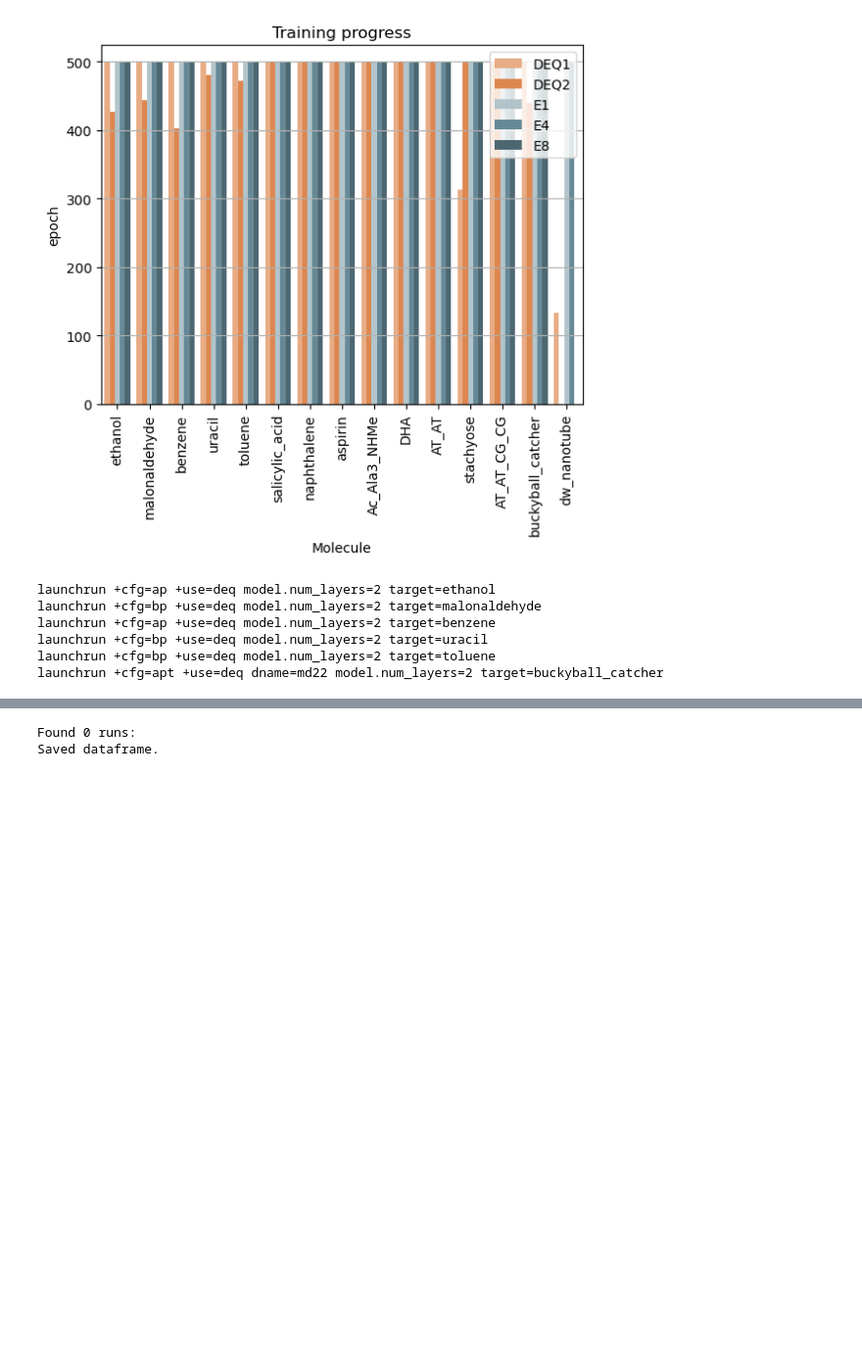
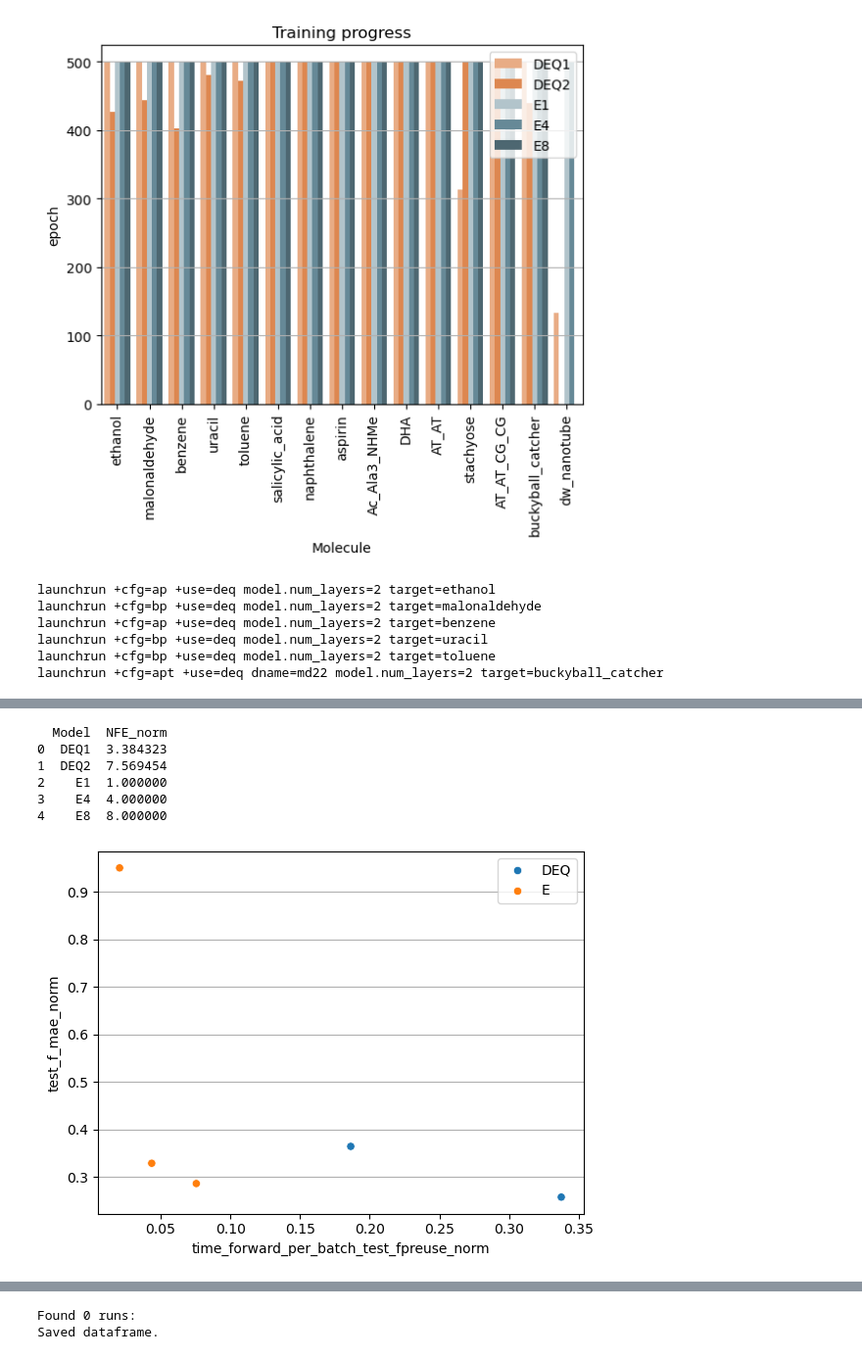
Before and after one commit to BurgerAndreas/equilibrium-forcefields, a Jupyter notebook: src/deq2ff/plotting/dashboard.ipynb, the cells around one changed output, grey strips where cells are left out. Shown at 98% size. Saved outputs shown, nothing was run; the diff lists cells and outputs as text; code cells hidden in the pictures; blank space fills up the shorter version.

```diff
--- a/src/deq2ff/plotting/dashboard.ipynb
+++ b/src/deq2ff/plotting/dashboard.ipynb
@@ -268,0 +477,64 @@ DEQ (2 layers) & \textbf{0.21} & ... & \textbf{0.31} & ... & 0.21 & ... & \textb
+# %%
+dfnorm = normalize(df_best_runs.copy(), norm_scheme="minmax")
+df_best_runs[f"{error_metric}_norm"] = dfnorm[error_metric]
+# df_best_runs[f"{error_metric}_avg"] = df_best_runs.groupby("Model")[f"{error_metric}_norm"].mean()
+
+df_error_avg = df_best_runs.groupby("Model")[f"{error_metric}_norm"].mean().reset_index()
+
+for _t in tmetrics:
+    dfnorm = normalize(df_best_runs.copy(), norm_scheme="minmax")
+    df_best_runs[f"{_t}_norm"] = dfnorm[_t]
+    df_error_avg = df_error_avg.merge(
+        df_best_runs.groupby("Model")[f"{_t}_norm"].mean().reset_index(),
+        on="Model",
+        how="left"
+    )
+
+# df_error_avg = df_best_runs.groupby("Model")[f"{error_metric}_norm", f"{time_metric}_norm"].mean().reset_index()
+# df_error_avg = df_best_runs.groupby("Model")[f"{error_metric}_norm"].transform("mean")
+# df_error_avg = df_best_runs.groupby("Model")[[f"{error_metric}_norm", f"{time_metric}_norm"]].mean()
+# df_error_avg[f"time_metric"]
+
+df_error_avg["Class"] = df_error_avg["Model"].apply(lambda x: "DEQ" if "DEQ" in x else "E")
+
+# print(df_error_avg)
+# only pick target aspirin
+# data = df_best_runs.copy()
+# data = data[data["config.target"] == "aspirin"]
+
+data = df_error_avg.copy()
+
+y = f"{error_metric}_norm" # test_fpreuse_f_mae
+x = f"{time_metric}_norm"
+hue = "Class"
+
+
+# plot
+fig, ax = plt.subplots()
+sns.scatterplot(
+    x=x, y=y, hue=hue, data=data, ax=ax,
+    # palette=cdict
+)
+plt.legend()
+plt.xlabel(human_labels(x))
+plt.ylabel(human_labels(y))
+
+# vertical xtick labels
+# plt.xticks(rotation=90)
+
+# horizontal grid
+plt.grid(axis="y")
+
+print(data[["Model", f"NFE_norm"]])
+
+# # save
+# # plt.savefig(f"{plotfolder}/n_steps.png")
+plt.show()
+# %% [output]
+  Model  NFE_norm
+0  DEQ1  3.384323
+1  DEQ2  7.569454
+2    E1  1.000000
+3    E4  4.000000
+4    E8  8.000000
+[figure, added]
```
Also changed, not shown: parts of 46 cells of this notebook, 9 other files.
